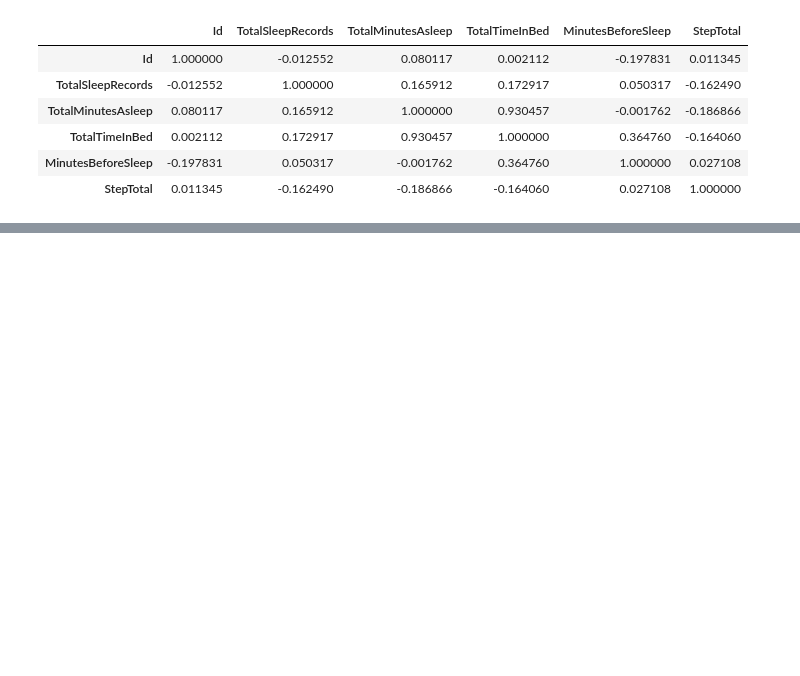
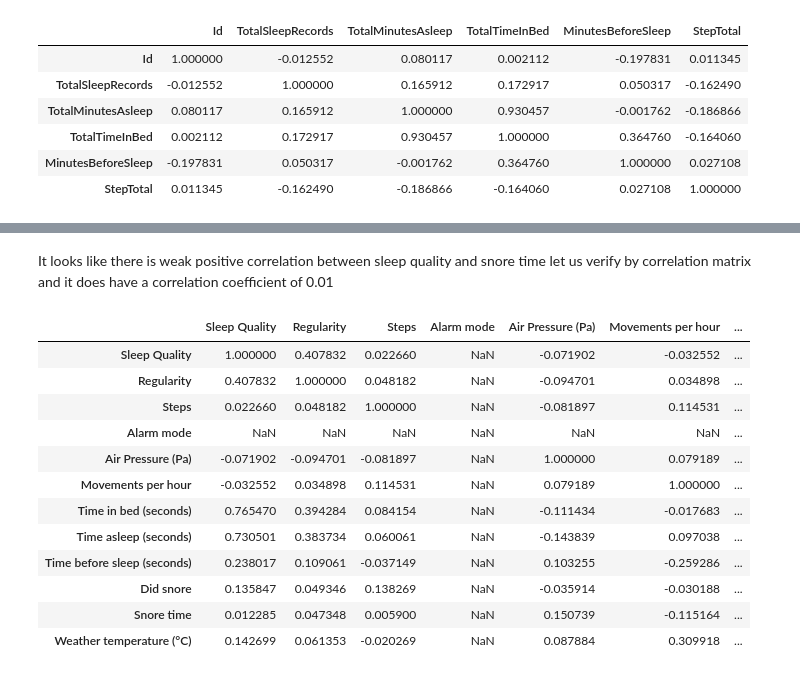
Before and after one commit to yship1002/yship1002.github.io, a Jupyter notebook: notebook/project.ipynb, the cells around one changed output, grey strips where cells are left out. Saved outputs shown, nothing was run; the diff lists cells and outputs as text; code cells hidden in the pictures; blank space fills up the shorter version.

```diff
--- a/notebook/project.ipynb
+++ b/notebook/project.ipynb
@@ -79,0 +179,18 @@ sleep_step.corr()
+# %% [markdown]
+It looks like there is weak positive correlation between sleep quality and snore time let us verify by correlation matrix and it does have a correlation coefficient of 0.01
+# %%
+sleep2.corr()
+# %% [output]
+|  | Sleep Quality | Regularity | Steps | Alarm mode | Air Pressure (Pa) | Movements per hour | ... |
+| Sleep Quality | 1.000000 | 0.407832 | 0.022660 | NaN | -0.071902 | -0.032552 | ... |
+| Regularity | 0.407832 | 1.000000 | 0.048182 | NaN | -0.094701 | 0.034898 | ... |
+| Steps | 0.022660 | 0.048182 | 1.000000 | NaN | -0.081897 | 0.114531 | ... |
+| Alarm mode | NaN | NaN | NaN | NaN | NaN | NaN | ... |
+| Air Pressure (Pa) | -0.071902 | -0.094701 | -0.081897 | NaN | 1.000000 | 0.079189 | ... |
+| Movements per hour | -0.032552 | 0.034898 | 0.114531 | NaN | 0.079189 | 1.000000 | ... |
+| Time in bed (seconds) | 0.765470 | 0.394284 | 0.084154 | NaN | -0.111434 | -0.017683 | ... |
+| Time asleep (seconds) | 0.730501 | 0.383734 | 0.060061 | NaN | -0.143839 | 0.097038 | ... |
+| Time before sleep (seconds) | 0.238017 | 0.109061 | -0.037149 | NaN | 0.103255 | -0.259286 | ... |
+| Did snore | 0.135847 | 0.049346 | 0.138269 | NaN | -0.035914 | -0.030188 | ... |
+| Snore time | 0.012285 | 0.047348 | 0.005900 | NaN | 0.150739 | -0.115164 | ... |
+| Weather temperature (°C) | 0.142699 | 0.061353 | -0.020269 | NaN | 0.087884 | 0.309918 | ... |
```
Also changed, not shown: parts of 18 cells of this notebook, 2 other files.
